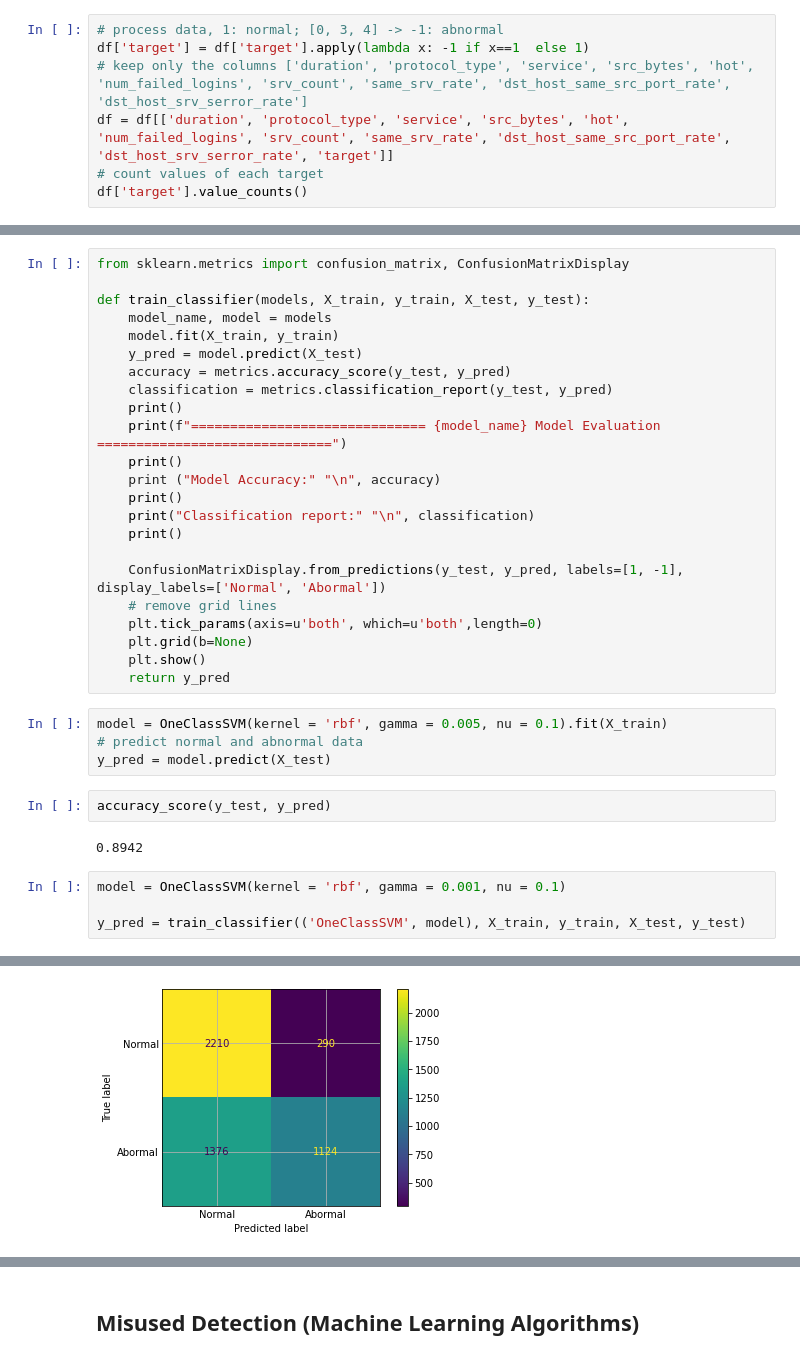
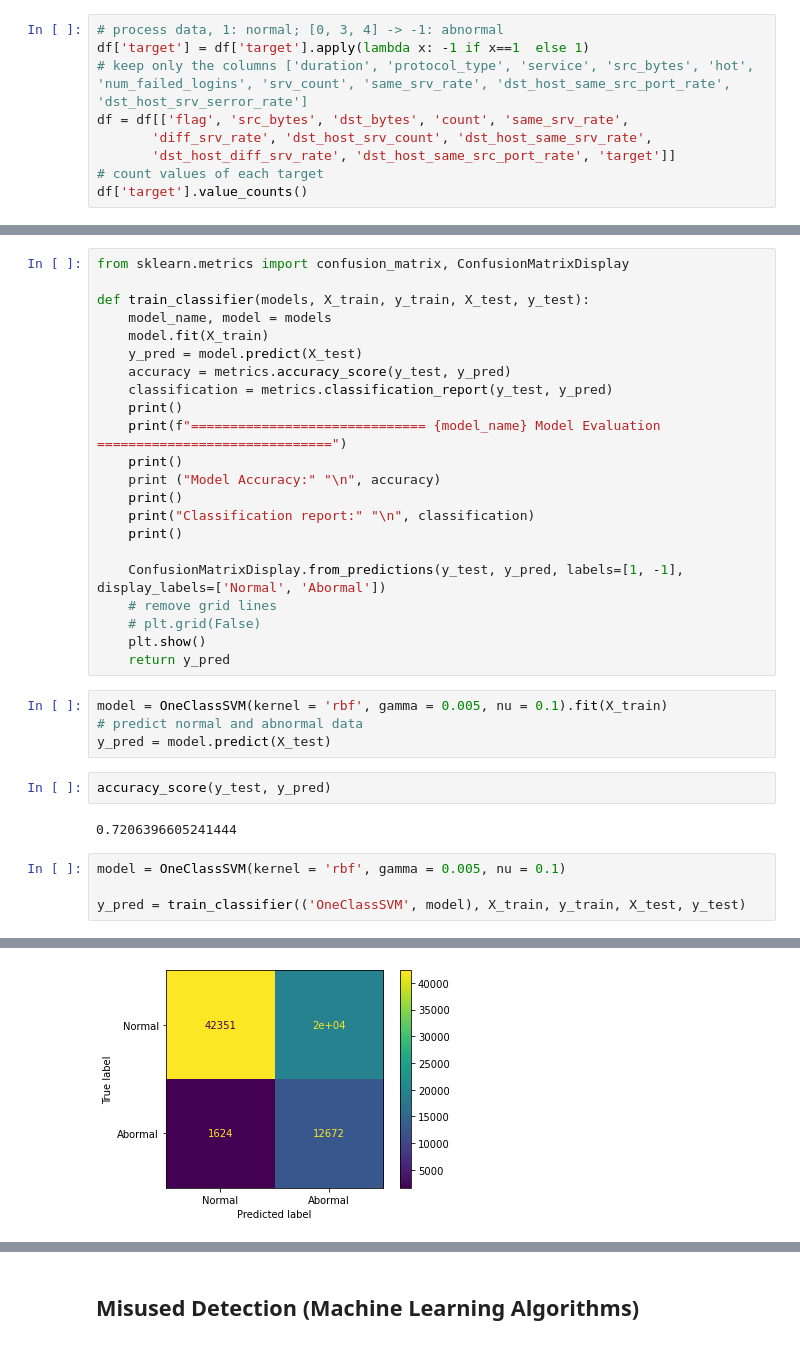
Before and after one commit to g7an/Security-Analytics-Final-Project, a Jupyter notebook: ML.ipynb, the cells around one changed output, grey strips where cells are left out. Saved outputs shown, nothing was run; the diff lists cells and outputs as text.

```diff
--- a/ML.ipynb
+++ b/ML.ipynb
@@ -32,7 +33,9 @@ df.head()
 # process data, 1: normal; [0, 3, 4] -> -1: abnormal
 df['target'] = df['target'].apply(lambda x: -1 if x==1  else 1)
 # keep only the columns ['duration', 'protocol_type', 'service', 'src_bytes', 'hot', 'num_failed_logins', 'srv_count', 'same_srv_rate', 'dst_host_same_src_port_rate', 'dst_host_srv_serror_rate']
-df = df[['duration', 'protocol_type', 'service', 'src_bytes', 'hot', 'num_failed_logins', 'srv_count', 'same_srv_rate', 'dst_host_same_src_port_rate', 'dst_host_srv_serror_rate', 'target']]
+df = df[['flag', 'src_bytes', 'dst_bytes', 'count', 'same_srv_rate',
+       'diff_srv_rate', 'dst_host_srv_count', 'dst_host_same_srv_rate',
+       'dst_host_diff_srv_rate', 'dst_host_same_src_port_rate', 'target']]
 # count values of each target
 df['target'].value_counts()
 # %% [output]
@@ -128,7 +131,7 @@ from sklearn.metrics import confusion_matrix, ConfusionMatrixDisplay
 
 def train_classifier(models, X_train, y_train, X_test, y_test):
     model_name, model = models
-    model.fit(X_train, y_train)
+    model.fit(X_train)
     y_pred = model.predict(X_test)
     accuracy = metrics.accuracy_score(y_test, y_pred)
     classification = metrics.classification_report(y_test, y_pred)
@@ -142,8 +145,7 @@ def train_classifier(models, X_train, y_train, X_test, y_test):
 
     ConfusionMatrixDisplay.from_predictions(y_test, y_pred, labels=[1, -1], display_labels=['Normal', 'Abormal'])
     # remove grid lines
-    plt.tick_params(axis=u'both', which=u'both',length=0)
-    plt.grid(b=None)
+    # plt.grid(False)
     plt.show()
     return y_pred
 # %%
@@ -153,9 +155,9 @@ y_pred = model.predict(X_test)
 # %%
 accuracy_score(y_test, y_pred)
 # %% [output]
-0.8942
+0.7206396605241444
 # %%
-model = OneClassSVM(kernel = 'rbf', gamma = 0.001, nu = 0.1)
+model = OneClassSVM(kernel = 'rbf', gamma = 0.005, nu = 0.1)
 
 y_pred = train_classifier(('OneClassSVM', model), X_train, y_train, X_test, y_test)
 # %% [output]
@@ -176,4 +178,4 @@ weighted avg       0.71      0.67      0.65      5000
-[figure, old version]
+[figure, new version]
 # %%
 fpr, tpr, thresholds = roc_curve(y_test, y_pred)
 
```
Also changed, not shown: parts of 13 cells of this notebook, 2 other files.
